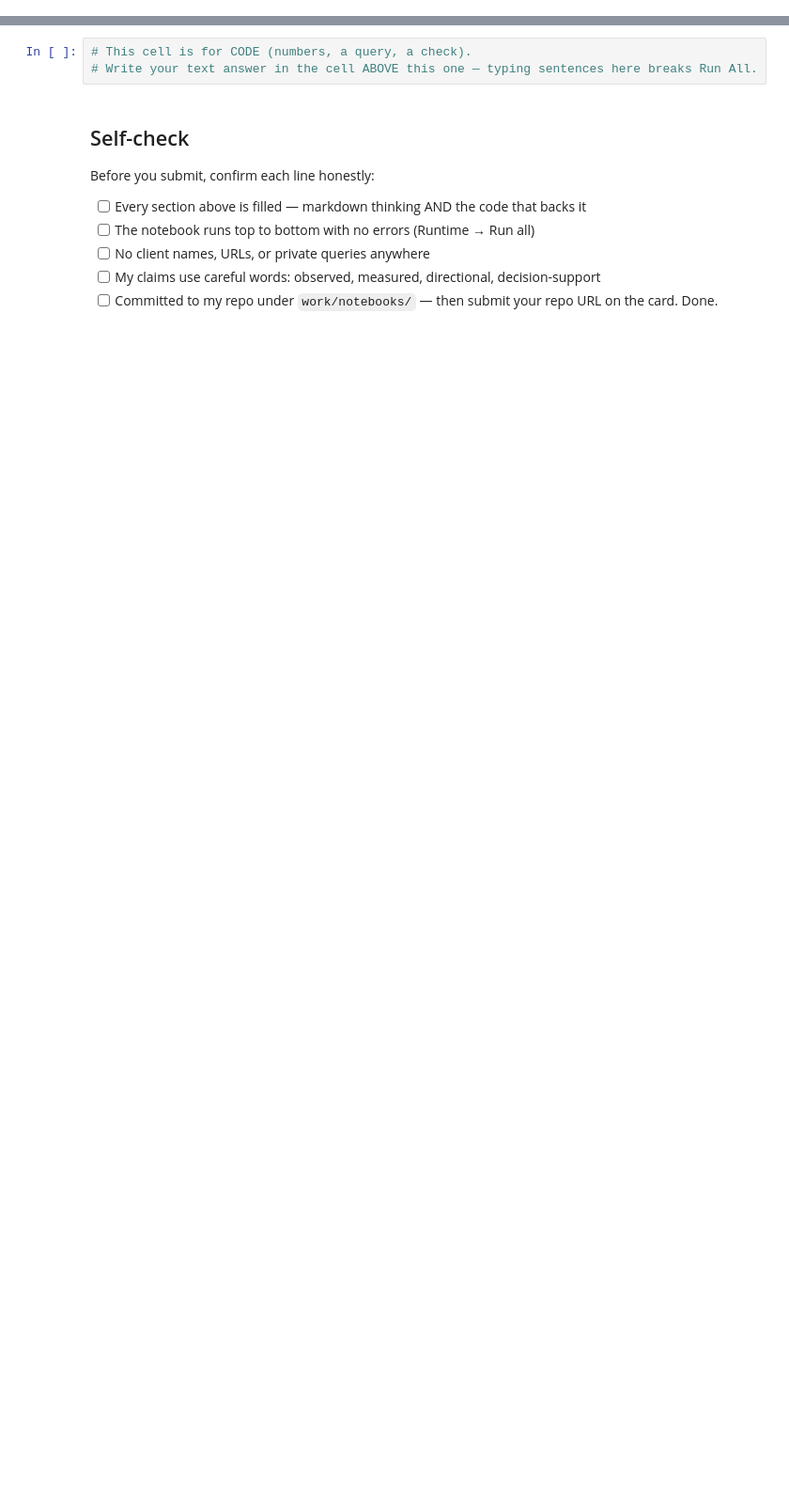
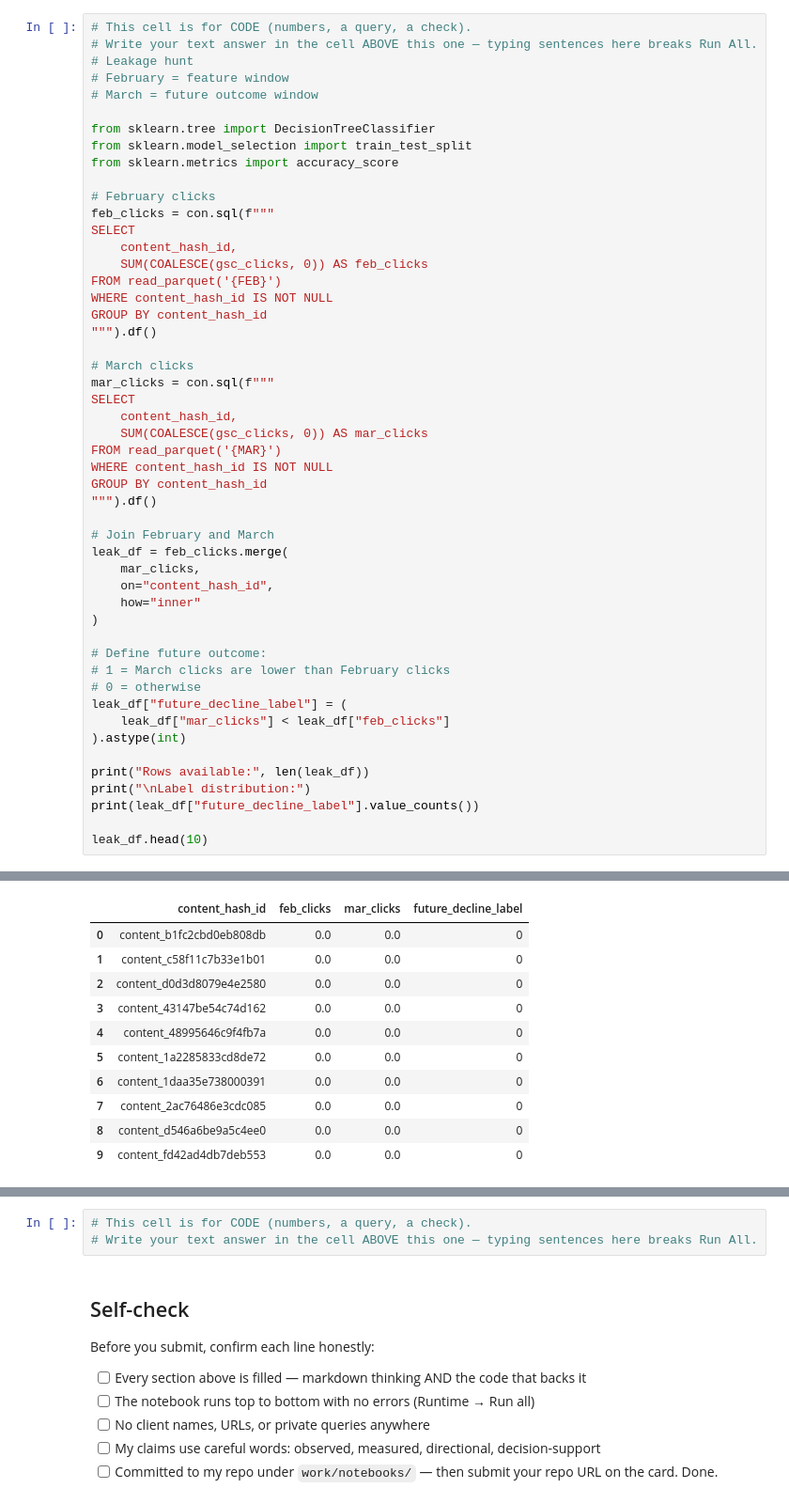
Before and after one commit to CipherSunaina02/Flyrank-ml-internship, a Jupyter notebook: work/notebooks/w03_feature_leakage_check.ipynb, the cells around one changed output, grey strips where cells are left out. Shown at 94% size. Saved outputs shown, nothing was run; the diff lists cells and outputs as text; blank space fills up the shorter version.

```diff
--- a/work/notebooks/w03_feature_leakage_check.ipynb
+++ b/work/notebooks/w03_feature_leakage_check.ipynb
@@ -33,0 +214,51 @@ This skeleton is yours to fill. Work the sections **in order** — each one has
+# %%
+# This cell is for CODE (numbers, a query, a check).
+# Write your text answer in the cell ABOVE this one — typing sentences here breaks Run All.
+# Leakage hunt
+# February = feature window
+# March = future outcome window
+
+from sklearn.tree import DecisionTreeClassifier
+from sklearn.model_selection import train_test_split
+from sklearn.metrics import accuracy_score
+
+# February clicks
+feb_clicks = con.sql(f"""
+SELECT
+    content_hash_id,
+    SUM(COALESCE(gsc_clicks, 0)) AS feb_clicks
+FROM read_parquet('{FEB}')
+WHERE content_hash_id IS NOT NULL
+GROUP BY content_hash_id
+""").df()
+
+# March clicks
+mar_clicks = con.sql(f"""
+SELECT
+    content_hash_id,
+    SUM(COALESCE(gsc_clicks, 0)) AS mar_clicks
+FROM read_parquet('{MAR}')
+WHERE content_hash_id IS NOT NULL
+GROUP BY content_hash_id
+""").df()
+
+# Join February and March
+leak_df = feb_clicks.merge(
+    mar_clicks,
+    on="content_hash_id",
+    how="inner"
+)
+
+# Define future outcome:
+# 1 = March clicks are lower than February clicks
+# 0 = otherwise
+leak_df["future_decline_label"] = (
+    leak_df["mar_clicks"] < leak_df["feb_clicks"]
+).astype(int)
+
+print("Rows available:", len(leak_df))
+print("\nLabel distribution:")
+print(leak_df["future_decline_label"].value_counts())
+
+leak_df.head(10)
+# %% [output]
@@ -33,0 +272,11 @@ This skeleton is yours to fill. Work the sections **in order** — each one has
+|  | content_hash_id | feb_clicks | mar_clicks | future_decline_label |
+| 0 | content_b1fc2cbd0eb808db | 0.0 | 0.0 | 0 |
+| 1 | content_c58f11c7b33e1b01 | 0.0 | 0.0 | 0 |
+| 2 | content_d0d3d8079e4e2580 | 0.0 | 0.0 | 0 |
+| 3 | content_43147be54c74d162 | 0.0 | 0.0 | 0 |
+| 4 | content_48995646c9f4fb7a | 0.0 | 0.0 | 0 |
+| 5 | content_1a2285833cd8de72 | 0.0 | 0.0 | 0 |
+| 6 | content_1daa35e738000391 | 0.0 | 0.0 | 0 |
+| 7 | content_2ac76486e3cdc085 | 0.0 | 0.0 | 0 |
+| 8 | content_d546a6be9a5c4ee0 | 0.0 | 0.0 | 0 |
+| 9 | content_fd42ad4db7deb553 | 0.0 | 0.0 | 0 |
```
Also changed, not shown: parts of 20 cells of this notebook.
